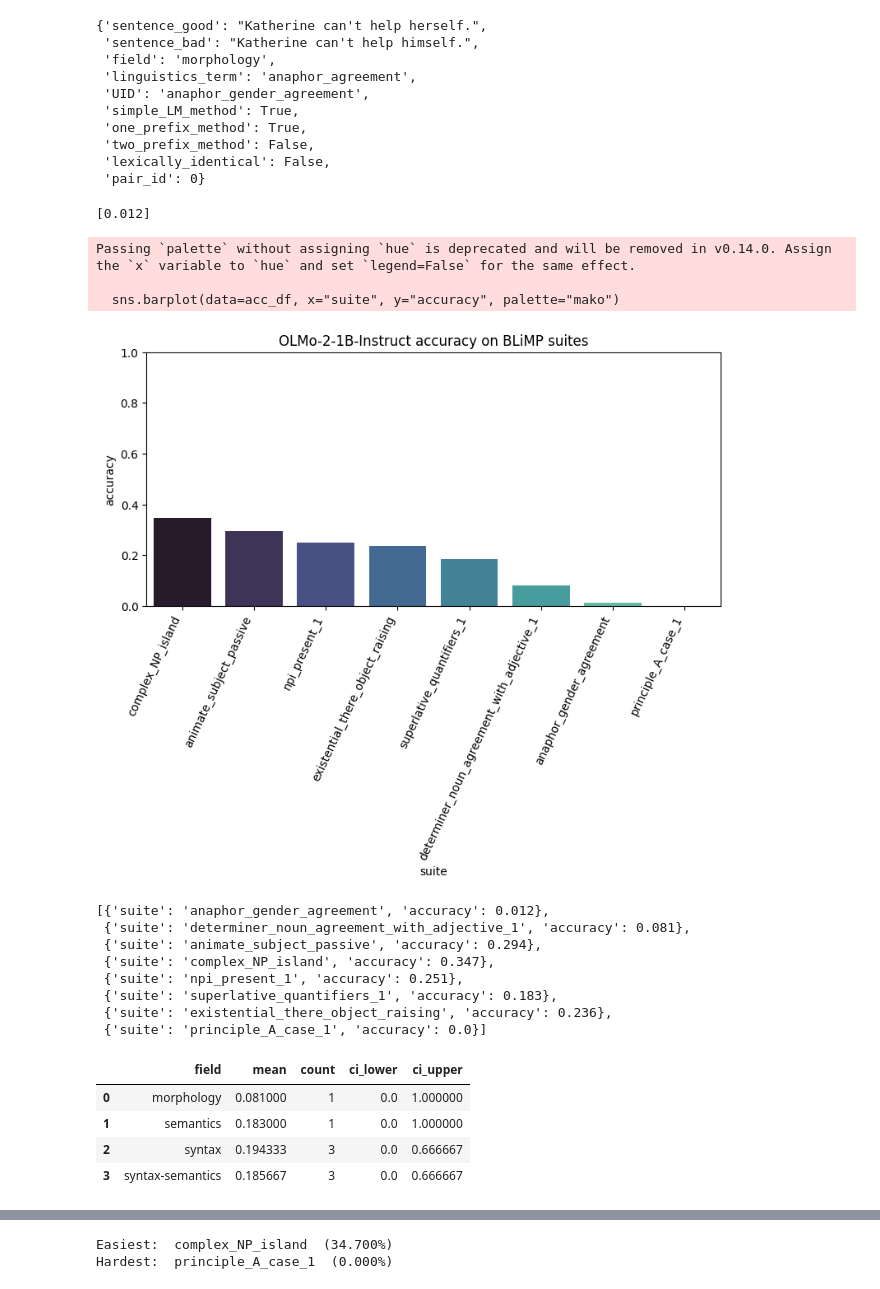
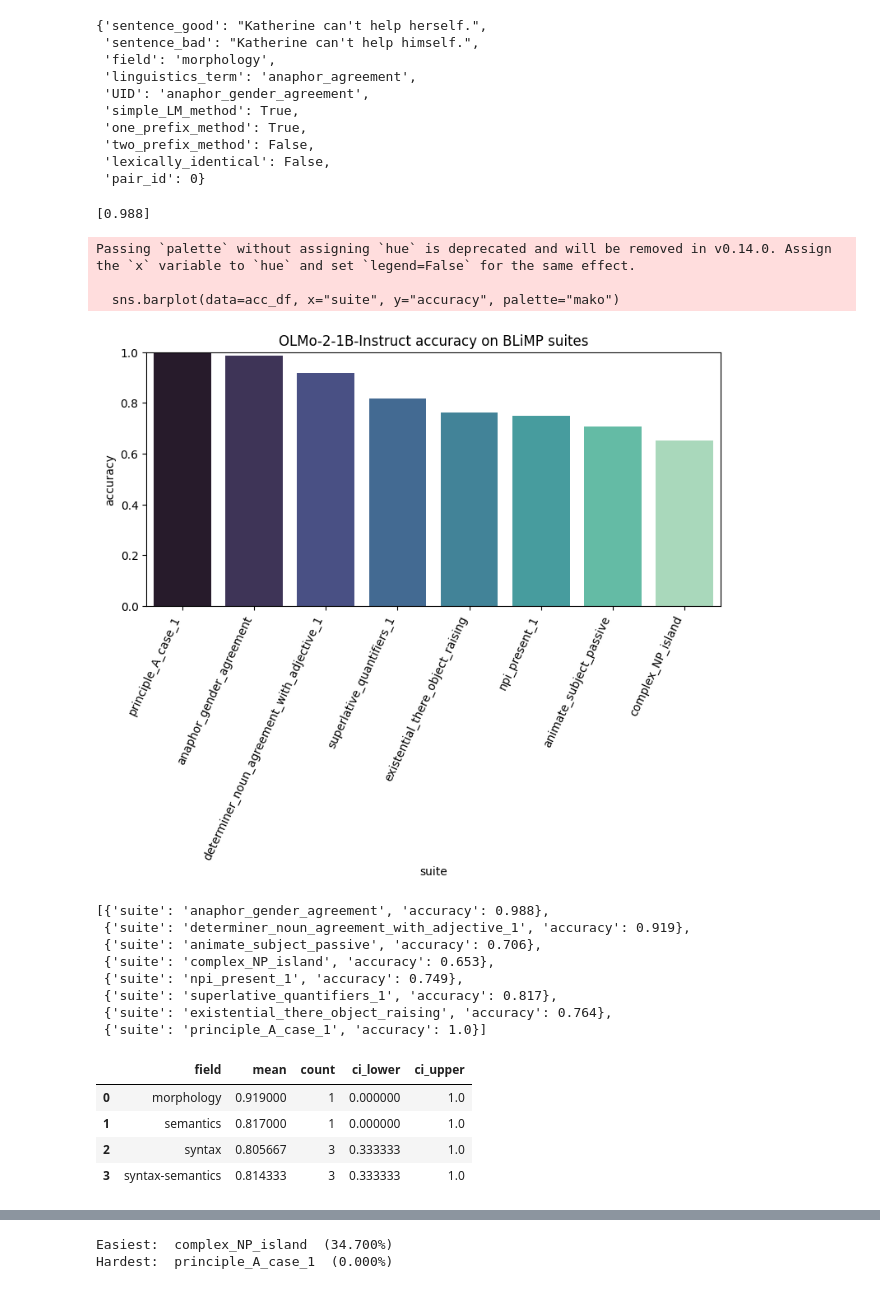
Before and after one commit to Bhardwaj-Sarthak/Personal-Projects, a Jupyter notebook: understanding-llms/homework/04_evaluation.ipynb, the cells around one changed output, grey strips where cells are left out. Cells and saved outputs as stored; diff of their text form; code cells hidden in the pictures.

```diff
--- a/understanding-llms/homework/04_evaluation.ipynb
+++ b/understanding-llms/homework/04_evaluation.ipynb
@@ -126,13 +126,13 @@ for item in dataset["train"]:
     ### YOUR CODE HERE ###
   good_ll = sum(lm_scorer.sequence_score(sen_good))
   bad_ll  = sum(lm_scorer.sequence_score(sen_bad))
-  correct += int(good_ll < bad_ll)
+  correct += int(good_ll > bad_ll)
   acc=correct/len(dataset['train'])
 correctness.append(acc)
 # %%
 correctness
 # %% [output]
-[0.012]
+[0.988]
 # %%
 # calculate the performance by test suite
 ### YOUR CODE HERE ###
@@ -145,46 +145,46 @@ suites = ["anaphor_gender_agreement",
           "existential_there_object_raising",
           "principle_A_case_1"
 ]
 results = []
 for suite in suites:
   dataset = load_dataset("nyu-mll/blimp",suite)
   correct =0
   for item in dataset["train"]:
     sen_good = item["sentence_good"]
     sen_bad =  item["sentence_bad"]
     good_ll = sum(lm_scorer.sequence_score(sen_good))
     bad_ll  = sum(lm_scorer.sequence_score(sen_bad))
-    correct += int(good_ll < bad_ll)
+    correct += int(good_ll > bad_ll)
   acc = correct / len(dataset['train'])
   results.append({"suite": suite, "accuracy": acc})
 acc_df = pd.DataFrame(results).sort_values("accuracy", ascending=False)
 acc_df
 
 import matplotlib.pyplot as plt
 import seaborn as sns
 # plot the results in a bar plot
 ### YOUR CODE HERE ###
 plt.figure(figsize=(9,4))
 sns.barplot(data=acc_df, x="suite", y="accuracy", palette="mako")
 plt.xticks(rotation=65, ha="right")
 plt.ylim(0,1); plt.title("OLMo-2-1B-Instruct accuracy on BLiMP suites")
 plt.show()
 # %% [output]
 Passing `palette` without assigning `hue` is deprecated and will be removed in v0.14.0. Assign the `x` variable to `hue` and set `legend=False` for the same effect.
 
   sns.barplot(data=acc_df, x="suite", y="accuracy", palette="mako")
-[figure, old version]
+[figure, new version]
 # %%
 results
 # %% [output]
-[{'suite': 'anaphor_gender_agreement', 'accuracy': 0.012},
- {'suite': 'determiner_noun_agreement_with_adjective_1', 'accuracy': 0.081},
- {'suite': 'animate_subject_passive', 'accuracy': 0.294},
- {'suite': 'complex_NP_island', 'accuracy': 0.347},
- {'suite': 'npi_present_1', 'accuracy': 0.251},
- {'suite': 'superlative_quantifiers_1', 'accuracy': 0.183},
- {'suite': 'existential_there_object_raising', 'accuracy': 0.236},
- {'suite': 'principle_A_case_1', 'accuracy': 0.0}]
+[{'suite': 'anaphor_gender_agreement', 'accuracy': 0.988},
+ {'suite': 'determiner_noun_agreement_with_adjective_1', 'accuracy': 0.919},
+ {'suite': 'animate_subject_passive', 'accuracy': 0.706},
+ {'suite': 'complex_NP_island', 'accuracy': 0.653},
+ {'suite': 'npi_present_1', 'accuracy': 0.749},
+ {'suite': 'superlative_quantifiers_1', 'accuracy': 0.817},
+ {'suite': 'existential_there_object_raising', 'accuracy': 0.764},
+ {'suite': 'principle_A_case_1', 'accuracy': 1.0}]
 # %%
 # 2. field-level means and 95 % CIs
 from scipy.stats import binom
@@ -212,10 +212,10 @@ field_stats = (
 field_stats
 # %% [output]
 |  | field | mean | count | ci_lower | ci_upper |
-| 0 | morphology | 0.081000 | 1 | 0.0 | 1.000000 |
-| 1 | semantics | 0.183000 | 1 | 0.0 | 1.000000 |
-| 2 | syntax | 0.194333 | 3 | 0.0 | 0.666667 |
-| 3 | syntax-semantics | 0.185667 | 3 | 0.0 | 0.666667 |
+| 0 | morphology | 0.919000 | 1 | 0.000000 | 1.0 |
+| 1 | semantics | 0.817000 | 1 | 0.000000 | 1.0 |
+| 2 | syntax | 0.805667 | 3 | 0.333333 | 1.0 |
+| 3 | syntax-semantics | 0.814333 | 3 | 0.333333 | 1.0 |
 # %%
 # field-level bar-plot with CIs
 plt.figure(figsize=(6,4))
```
Also changed, not shown: parts of 1 cell of this notebook.
